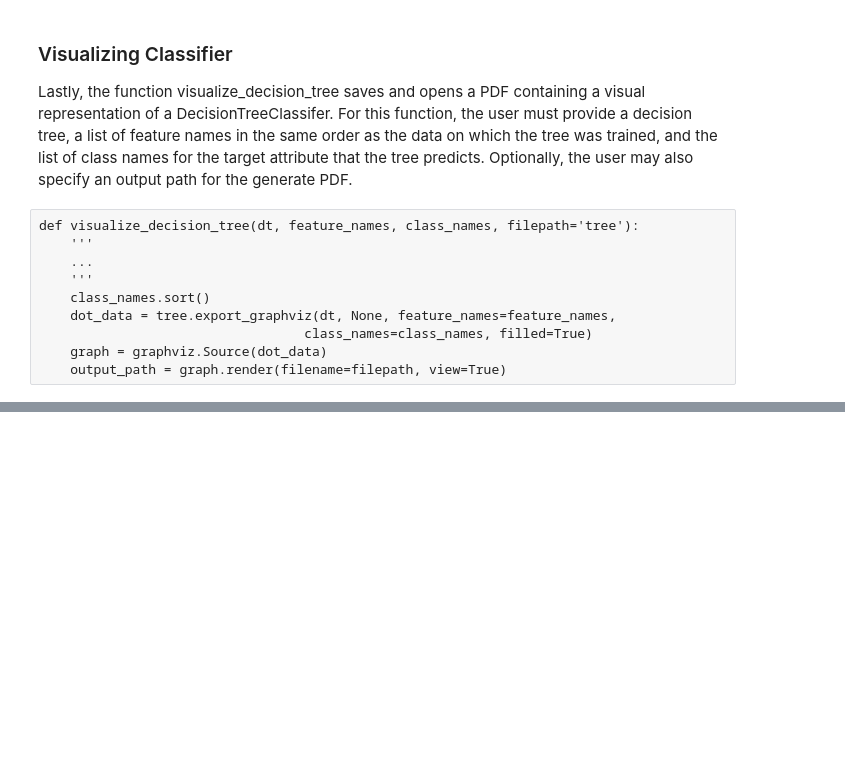
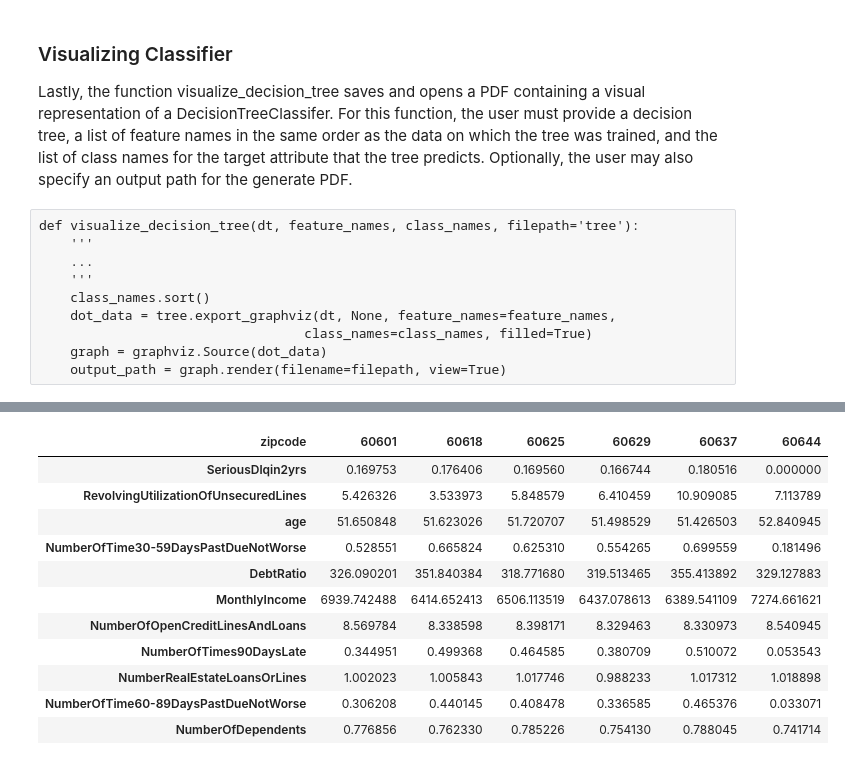
Before and after one commit to fogarty-ben/capp30254-machine-learning, a Jupyter notebook: hws/hw2/writeup.ipynb, the cells around one changed output, grey strips where cells are left out. Drawn from its saved outputs; the diff is of its cells as text; code cells hidden in the pictures; blank space fills up the shorter version.

```diff
--- a/hws/hw2/writeup.ipynb
+++ b/hws/hw2/writeup.ipynb
@@ -283,0 +407,17 @@ def visualize_decision_tree(dt, feature_names, class_names, filepath='tree'):
+# %%
+by_zip = pl.summarize_data(df, grouping_vars='zipcode')
+# %%
+by_zip.xs('mean', axis=0, level=1)
+# %% [output]
+| zipcode | 60601 | 60618 | 60625 | 60629 | 60637 | 60644 |
+| SeriousDlqin2yrs | 0.169753 | 0.176406 | 0.169560 | 0.166744 | 0.180516 | 0.000000 |
+| RevolvingUtilizationOfUnsecuredLines | 5.426326 | 3.533973 | 5.848579 | 6.410459 | 10.909085 | 7.113789 |
+| age | 51.650848 | 51.623026 | 51.720707 | 51.498529 | 51.426503 | 52.840945 |
+| NumberOfTime30-59DaysPastDueNotWorse | 0.528551 | 0.665824 | 0.625310 | 0.554265 | 0.699559 | 0.181496 |
+| DebtRatio | 326.090201 | 351.840384 | 318.771680 | 319.513465 | 355.413892 | 329.127883 |
+| MonthlyIncome | 6939.742488 | 6414.652413 | 6506.113519 | 6437.078613 | 6389.541109 | 7274.661621 |
+| NumberOfOpenCreditLinesAndLoans | 8.569784 | 8.338598 | 8.398171 | 8.329463 | 8.330973 | 8.540945 |
+| NumberOfTimes90DaysLate | 0.344951 | 0.499368 | 0.464585 | 0.380709 | 0.510072 | 0.053543 |
+| NumberRealEstateLoansOrLines | 1.002023 | 1.005843 | 1.017746 | 0.988233 | 1.017312 | 1.018898 |
+| NumberOfTime60-89DaysPastDueNotWorse | 0.306208 | 0.440145 | 0.408478 | 0.336585 | 0.465376 | 0.033071 |
+| NumberOfDependents | 0.776856 | 0.762330 | 0.785226 | 0.754130 | 0.788045 | 0.741714 |
```
Also changed, not shown: parts of 33 cells of this notebook, 2 other files.
